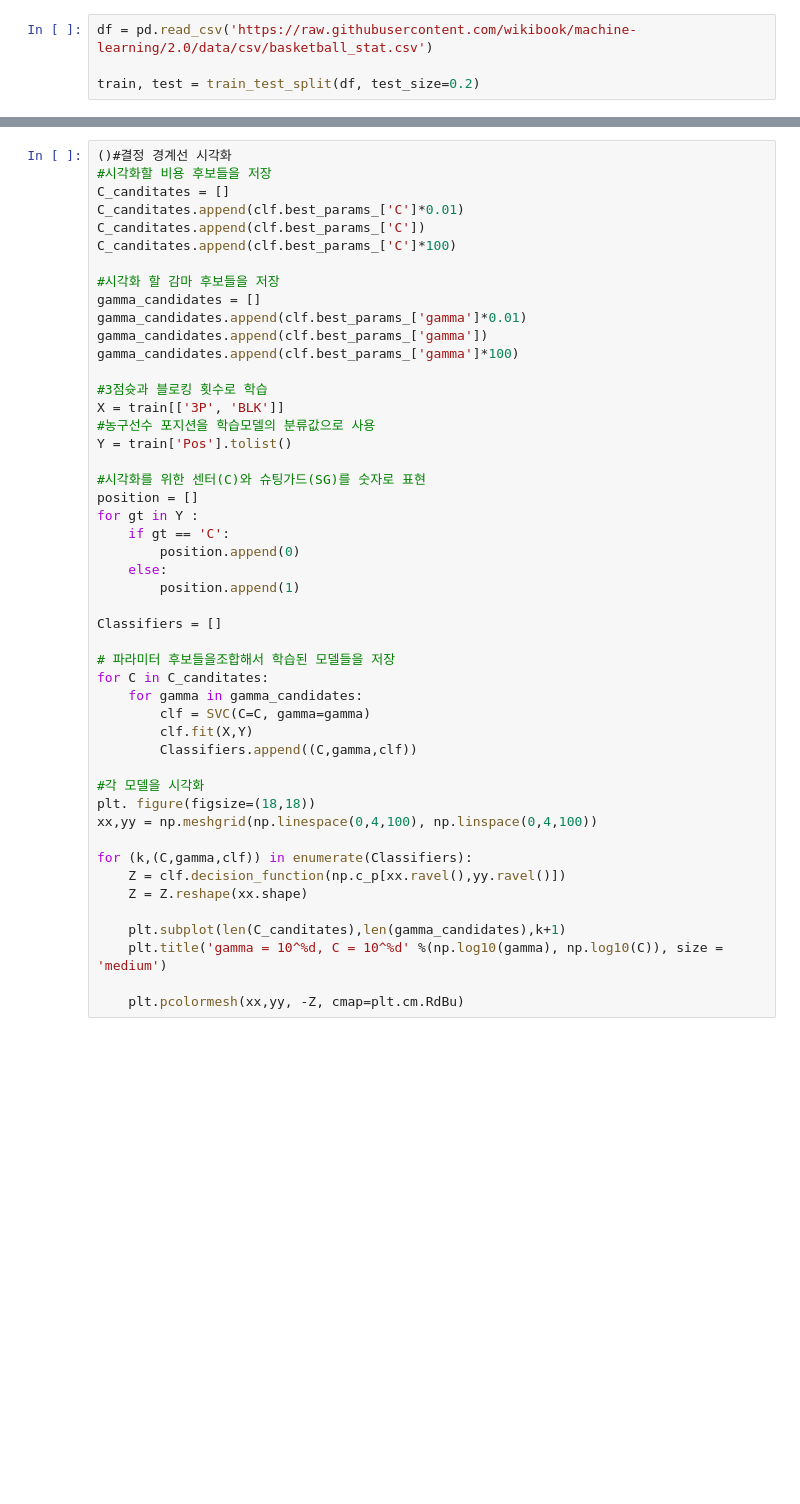
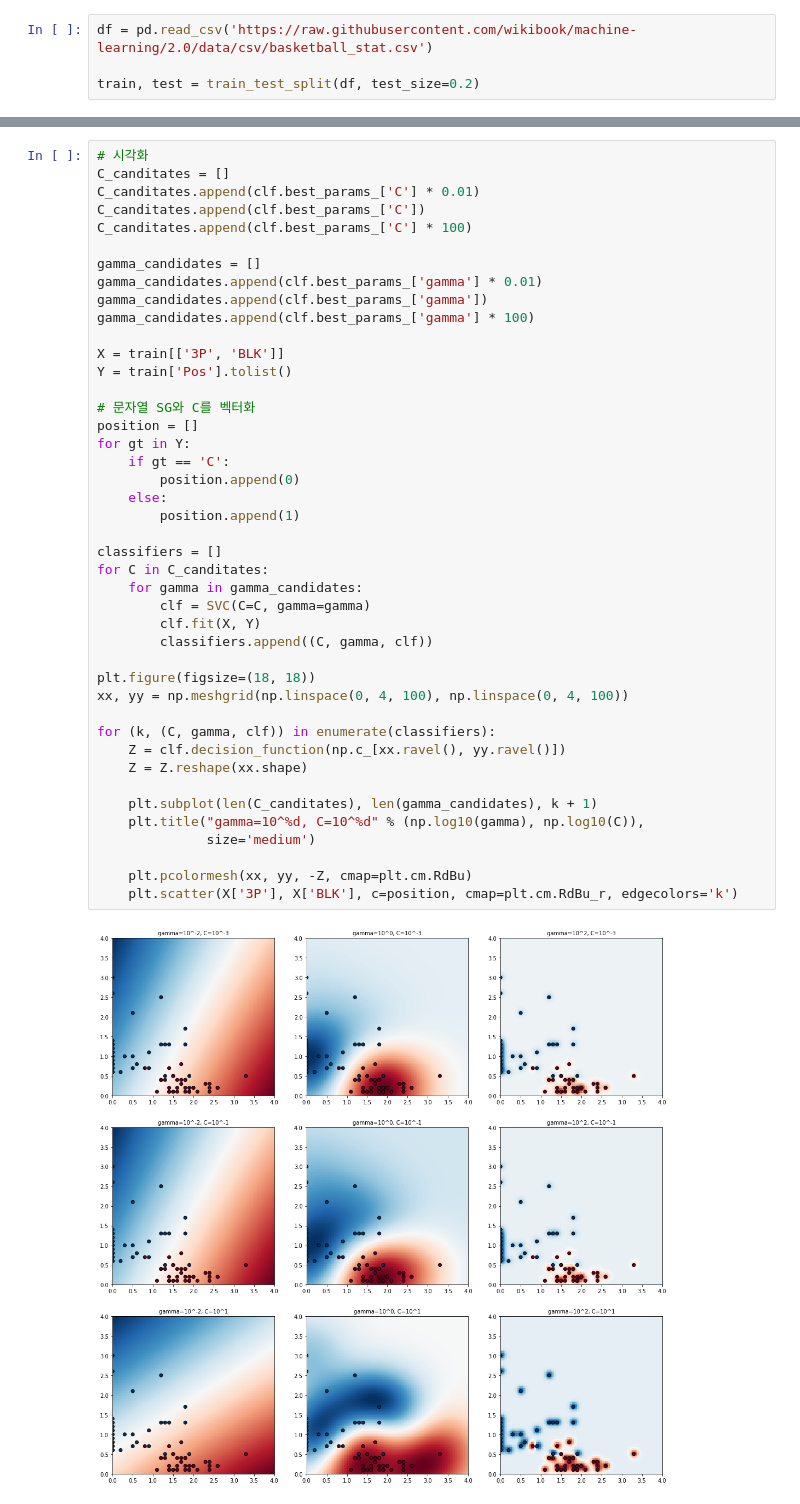
Before and after one commit to superjuyeon/Machine-learning, a Jupyter notebook: SVM.ipynb, the cells around one changed output, grey strips where cells are left out. Cells and saved outputs as stored; diff of their text form; blank space fills up the shorter version.

```diff
--- a/SVM.ipynb
+++ b/SVM.ipynb
@@ -38,48 +34,45 @@ clf = svc_param_selection(X_train, y_train.values.ravel(),10)
 # %%
-()#결정 경계선 시각화
-#시각화할 비용 후보들을 저장
+# 시각화
 C_canditates = []
-C_canditates.append(clf.best_params_['C']*0.01)
+C_canditates.append(clf.best_params_['C'] * 0.01)
 C_canditates.append(clf.best_params_['C'])
-C_canditates.append(clf.best_params_['C']*100)
+C_canditates.append(clf.best_params_['C'] * 100)
 
-#시각화 할 감마 후보들을 저장
 gamma_candidates = []
-gamma_candidates.append(clf.best_params_['gamma']*0.01)
+gamma_candidates.append(clf.best_params_['gamma'] * 0.01)
 gamma_candidates.append(clf.best_params_['gamma'])
-gamma_candidates.append(clf.best_params_['gamma']*100)
+gamma_candidates.append(clf.best_params_['gamma'] * 100)
 
-#3점슛과 블로킹 횟수로 학습
 X = train[['3P', 'BLK']]
-#농구선수 포지션을 학습모델의 분류값으로 사용
 Y = train['Pos'].tolist()
 
-#시각화를 위한 센터(C)와 슈팅가드(SG)를 숫자로 표현
+# 문자열 SG와 C를 벡터화
 position = []
-for gt in Y :
+for gt in Y:
     if gt == 'C':
         position.append(0)
     else:
         position.append(1)
 
-Classifiers = []
-
-# 파라미터 후보들을조합해서 학습된 모델들을 저장
+classifiers = []
 for C in C_canditates:
     for gamma in gamma_candidates:
         clf = SVC(C=C, gamma=gamma)
-        clf.fit(X,Y)
-        Classifiers.append((C,gamma,clf))
+        clf.fit(X, Y)
+        classifiers.append((C, gamma, clf))
 
-#각 모델을 시각화
-plt. figure(figsize=(18,18))
-xx,yy = np.meshgrid(np.linespace(0,4,100), np.linspace(0,4,100))
+plt.figure(figsize=(18, 18))
+xx, yy = np.meshgrid(np.linspace(0, 4, 100), np.linspace(0, 4, 100))
 
-for (k,(C,gamma,clf)) in enumerate(Classifiers):
-    Z = clf.decision_function(np.c_p[xx.ravel(),yy.ravel()])
+for (k, (C, gamma, clf)) in enumerate(classifiers):
+    Z = clf.decision_function(np.c_[xx.ravel(), yy.ravel()])
     Z = Z.reshape(xx.shape)
 
-    plt.subplot(len(C_canditates),len(gamma_candidates),k+1)
-    plt.title('gamma = 10^%d, C = 10^%d' %(np.log10(gamma), np.log10(C)), size = 'medium')
+    plt.subplot(len(C_canditates), len(gamma_candidates), k + 1)
+    plt.title("gamma=10^%d, C=10^%d" % (np.log10(gamma), np.log10(C)),
+              size='medium')
 
-    plt.pcolormesh(xx,yy, -Z, cmap=plt.cm.RdBu)
+    plt.pcolormesh(xx, yy, -Z, cmap=plt.cm.RdBu)
+    plt.scatter(X['3P'], X['BLK'], c=position, cmap=plt.cm.RdBu_r, edgecolors='k')
+# %% [output]
+[figure, added]
```
Also changed, not shown: parts of 5 cells of this notebook, 1 other file.
